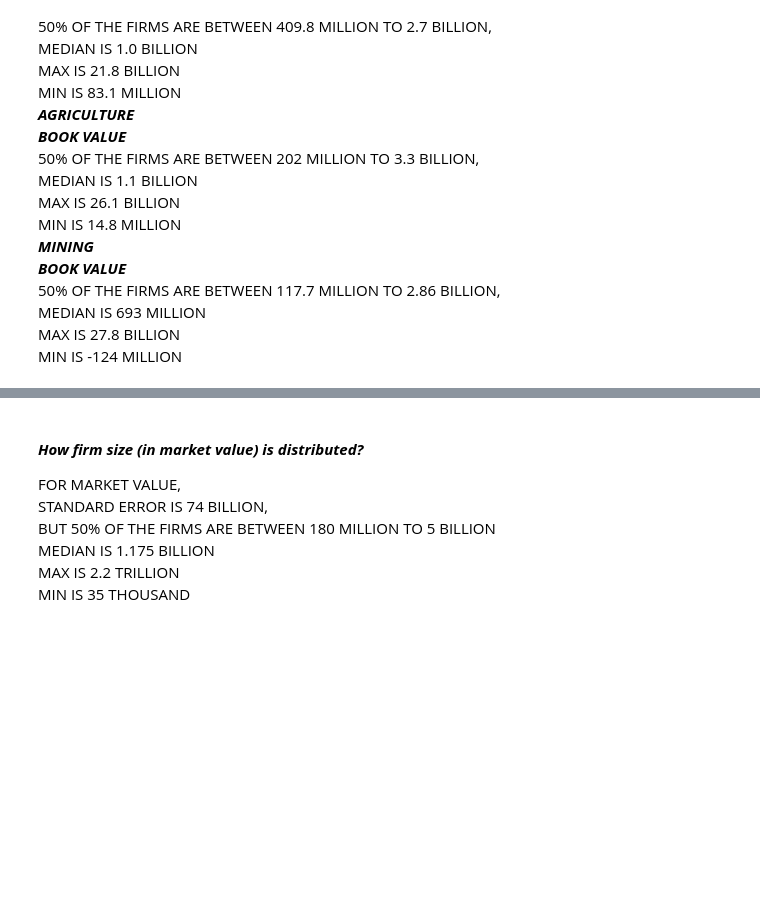
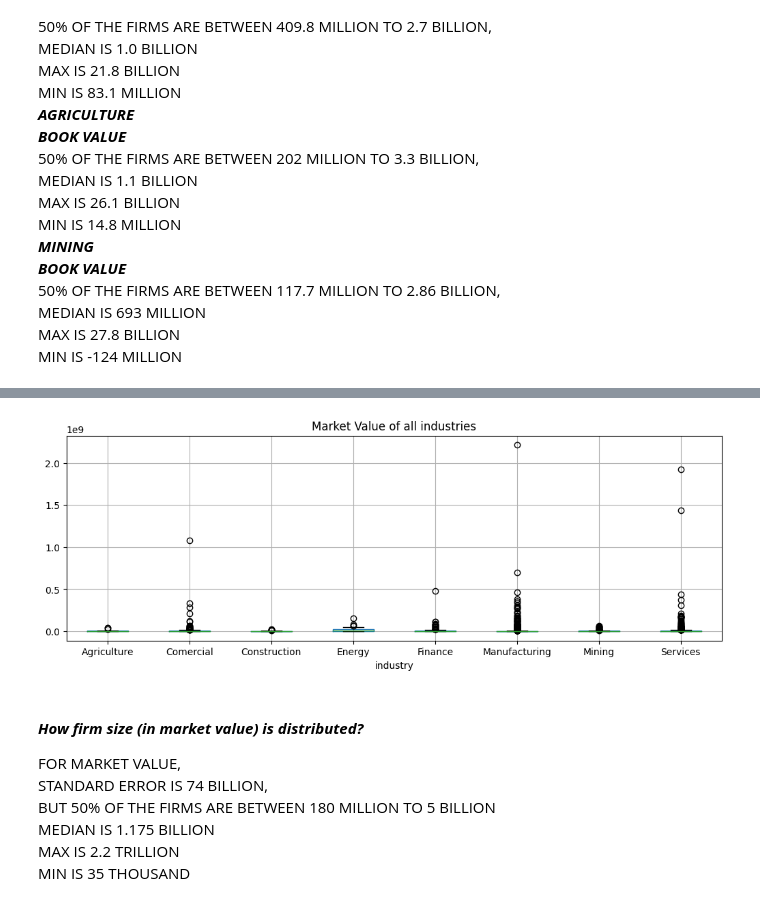
Before and after one commit to A01706648/TC3006_ClassWork, a Jupyter notebook: m1/M1_Delivery.ipynb, the cells around one changed output, grey strips where cells are left out. Drawn from its saved outputs; the diff is of its cells as text; code cells hidden in the pictures; blank space fills up the shorter version.

```diff
--- a/m1/M1_Delivery.ipynb
+++ b/m1/M1_Delivery.ipynb
@@ -293,5 +299,11 @@ px.box(df_final_size, x='industry', y='bookvalue', title='Book Value of all indu
 # %%
-px.box(df_final_size, x='industry', y='marketvalue', title='Market Value of all industries')
+#px.box(df_final_size, x='industry', y='marketvalue', title='Market Value of all industries')
+df_final_size.boxplot(column='marketvalue', by='industry', figsize=(12, 4))
+plt.title('Market Value of all industries')
+plt.suptitle('')
+plt.show()
+# %% [output]
+[figure, added]
 # %% [markdown]
 #### ***How firm size (in market value) is distributed?***
 FOR MARKET VALUE,
```
Also changed, not shown: parts of 3 cells of this notebook.
